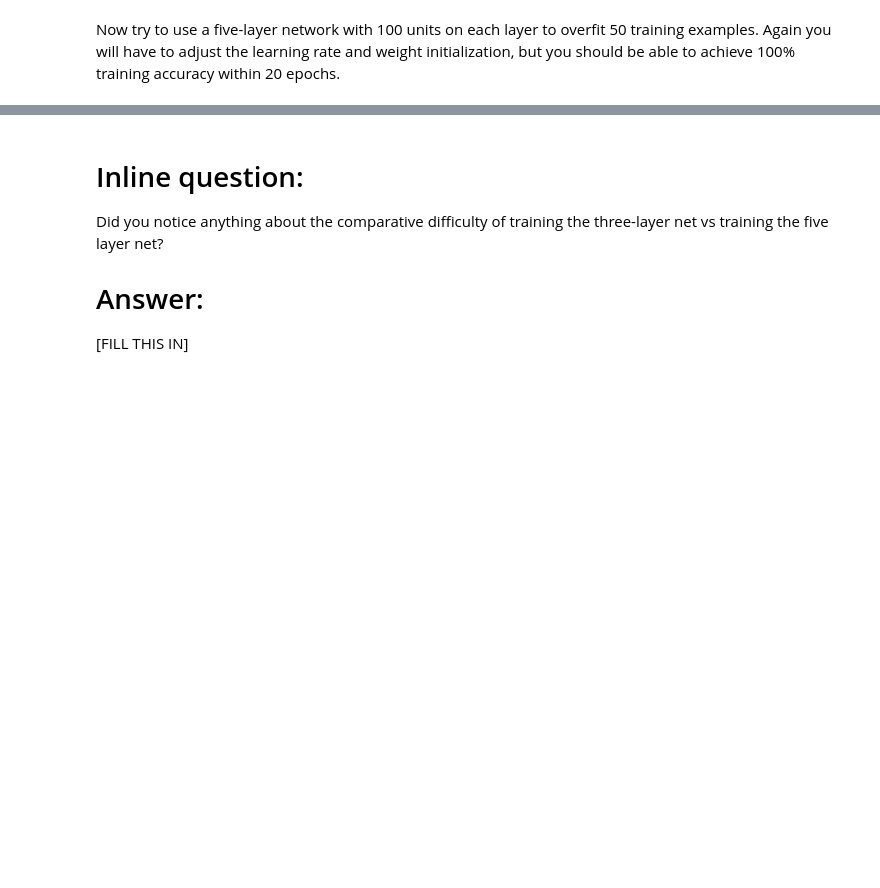
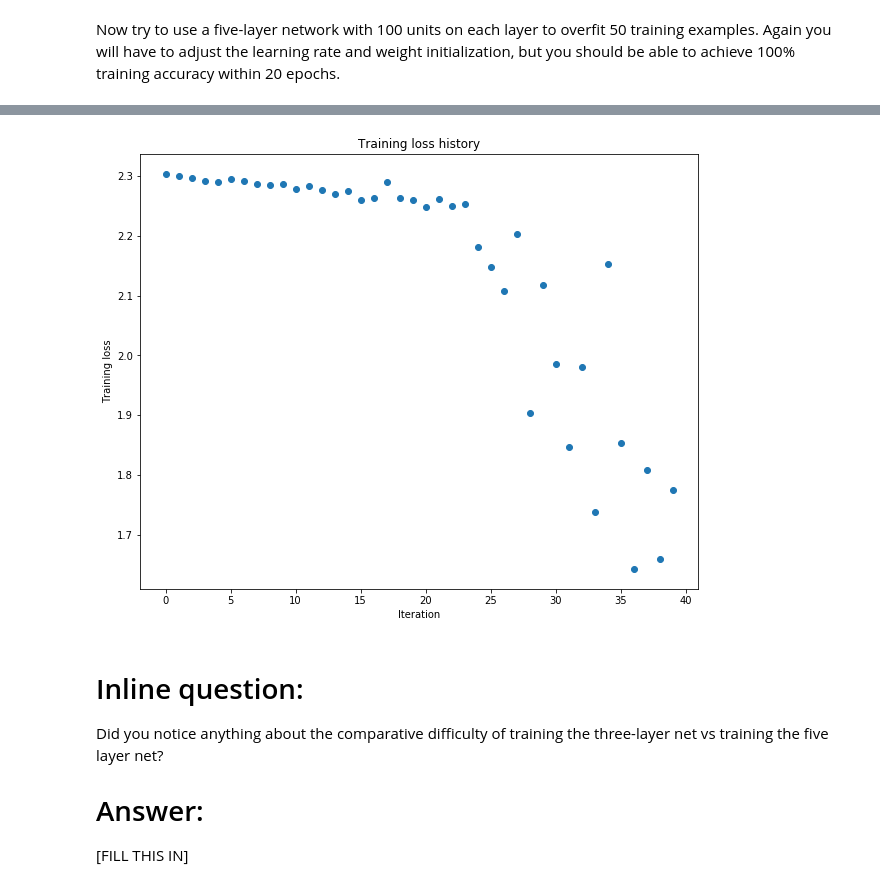
Before and after one commit to packyan/cs231n-2017, a Jupyter notebook: assignment2/FullyConnectedNets.ipynb, the cells around one changed output, grey strips where cells are left out. Saved outputs shown, nothing was run; the diff lists cells and outputs as text; code cells hidden in the pictures; blank space fills up the shorter version.

```diff
--- a/assignment2/FullyConnectedNets.ipynb
+++ b/assignment2/FullyConnectedNets.ipynb
@@ -489,8 +542,8 @@ small_data = {
   'y_val': data['y_val'],
 }
 
-learning_rate = 1e-3
-weight_scale = 1e-5
+learning_rate = 5e-2
+weight_scale = 1.5e-2
 model = FullyConnectedNet([100, 100, 100, 100],
                 weight_scale=weight_scale, dtype=np.float64)
 solver = Solver(model, small_data,
@@ -507,3 +560,4 @@ plt.title('Training loss history')
 plt.xlabel('Iteration')
 plt.ylabel('Training loss')
 plt.show()
+# %% [output]
@@ -510,3 +581,4 @@ plt.show()
+[figure, added]
 # %% [markdown]
 # Inline question:
 Did you notice anything about the comparative difficulty of training the three-layer net vs training the five layer net?
```
Also changed, not shown: parts of 4 cells of this notebook, 2 other files.
